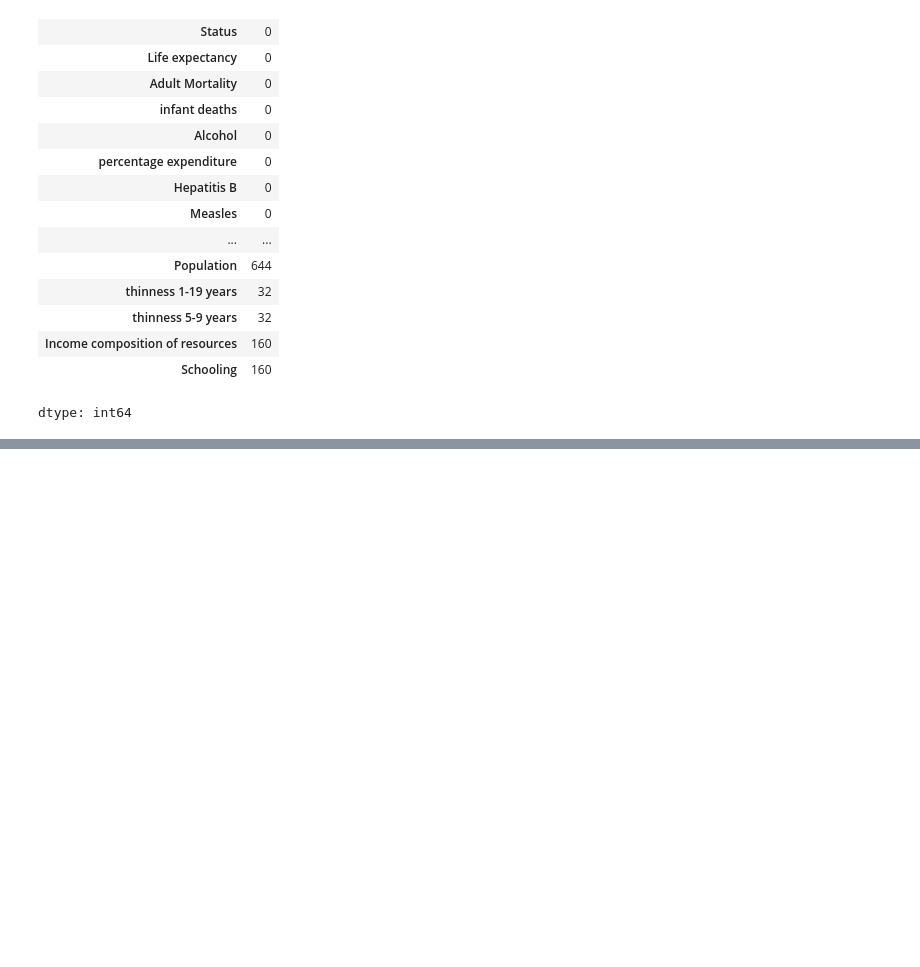
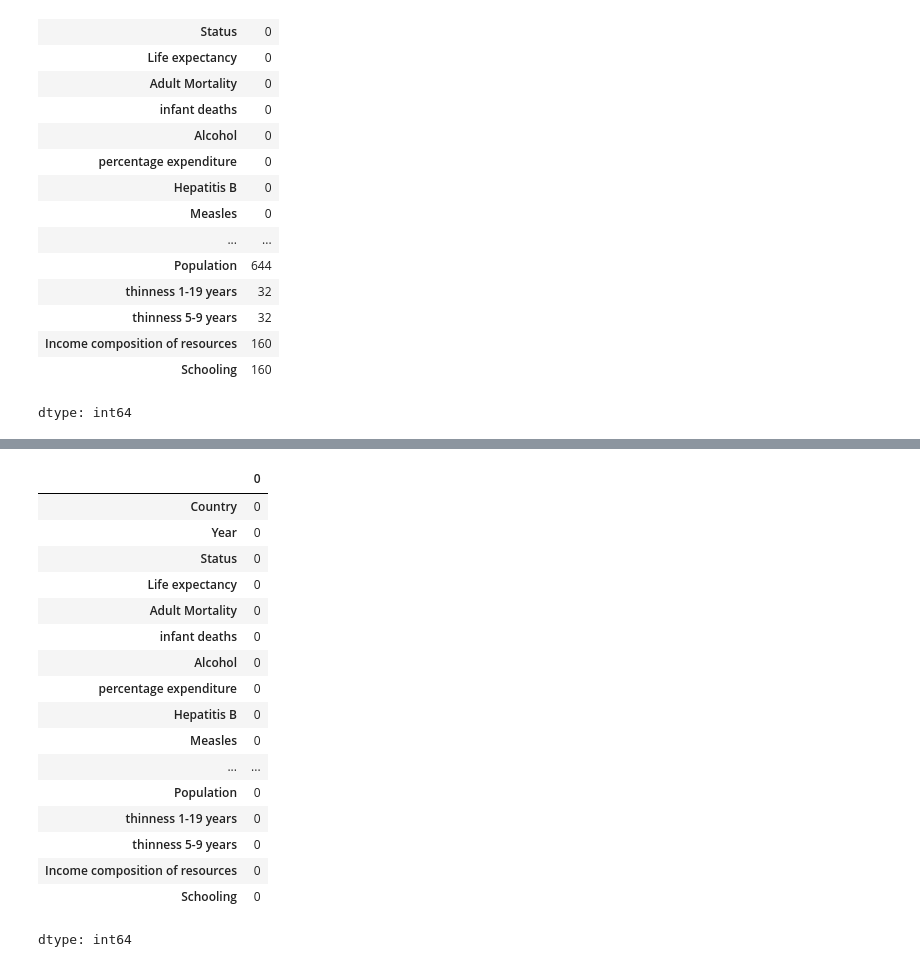
Before and after one commit to LozinskiMatthew/Life-Expectancy-Model, a Jupyter notebook: LifeExpectancyModel.ipynb, the cells around one changed output, grey strips where cells are left out. Cells and saved outputs as stored; diff of their text form; code cells hidden in the pictures; blank space fills up the shorter version.

Commit message:
Entire data cleansed, proceeding to divide data into training and validation sets

```diff
--- a/LifeExpectancyModel.ipynb
+++ b/LifeExpectancyModel.ipynb
@@ -6,7 +6,7 @@ import pandas as pd
 from google.colab.data_table import DataTable
 DataTable.max_columns = 30
 # %%
-dataset_url = 'https://raw.githubusercontent.com/LozinskiMatthew/Life-Expectancy-Model/main/Life%20Expectancy%20Data.csv'
+dataset_url = 'https://raw.githubusercontent.com/LozinskiMatthew/Life-Expectancy-Model/main/LifeExpectancyData.csv'
 pd.set_option('display.max_columns', None)
 dataset = pd.read_csv(dataset_url)
 print(dataset.head(10).to_string())
@@ -610,0 +628,29 @@ dataset.isnull().sum()
+# %%
+# Below expenditure I will automatically adjust the data, but in future this is to be revised!
+dataset['GDP'].fillna(value=dataset['GDP'].mean(), inplace=True)
+dataset['Population'].fillna(value=dataset['Population'].mean(), inplace=True)
+dataset[' thinness  1-19 years'].fillna(value=dataset[' thinness  1-19 years'].mean(), inplace=True)
+dataset[' thinness 5-9 years'].fillna(value=dataset[' thinness 5-9 years'].mean(), inplace=True)
+dataset['Income composition of resources'].fillna(value=dataset['Income composition of resources'].mean(), inplace=True)
+dataset['Schooling'].fillna(value=dataset['Schooling'].mean(), inplace=True)
+dataset['Diphtheria '].fillna(value=dataset['Diphtheria '].mean(), inplace=True)
+dataset.isnull().sum()
+# %% [output]
+|  | 0 |
+| Country | 0 |
+| Year | 0 |
+| Status | 0 |
+| Life expectancy | 0 |
+| Adult Mortality | 0 |
+| infant deaths | 0 |
+| Alcohol | 0 |
+| percentage expenditure | 0 |
+| Hepatitis B | 0 |
+| Measles | 0 |
+| ... | ... |
+| Population | 0 |
+| thinness 1-19 years | 0 |
+| thinness 5-9 years | 0 |
+| Income composition of resources | 0 |
+| Schooling | 0 |
+dtype: int64
```
Also changed, not shown: parts of 5 cells of this notebook.
